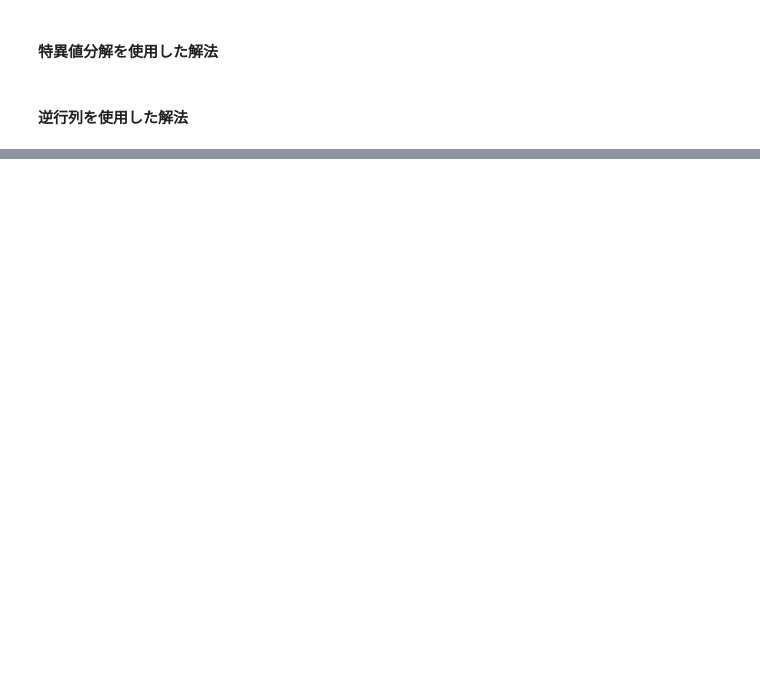
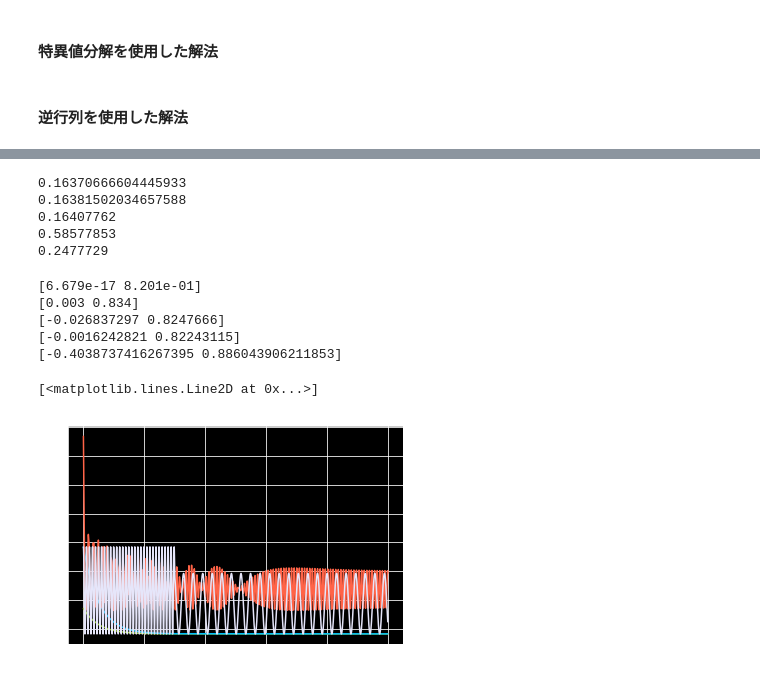
Before and after one commit to yugitti/kaggle, a Jupyter notebook: LinearRegression-Copy1.ipynb, the cells around one changed output, grey strips where cells are left out. Drawn from its saved outputs; the diff is of its cells as text; code cells hidden in the pictures; blank space fills up the shorter version.

```diff
--- a/LinearRegression-Copy1.ipynb
+++ b/LinearRegression-Copy1.ipynb
@@ -224,0 +239,33 @@ Inverse: [2.99  1.007]
+# %%
+class myStandardScalar():
+
+    def __init_(self):
+        self.x_mean_ = np.array([])
+        self.y_mean_ = np.array([])
+        self.x_std_ = np.array([])
+        self.y_std_ = np.array([])
+        return self
+
+    def fit_transform(self, x, y):
+        self.x_mean_, self.x_std_ = x.mean(), x.std()
+        self.y_mean_, self.y_std_ = y.mean(), y.std()
+        return (x -  self.x_mean_) /  self.x_std_, (y -  self.y_mean_) /  self.y_std_
+
+    def inverse_transform(self, x, y):
+        return x * self.x_std_ + self.x_mean_, y * self.y_std_ + self.y_mean_
+
+    def inverse_coefficient(self, coeff, intercept):
+        co = coeff * self.y_std_ / self.x_std_
+        inter = intercept * self.y_std_ - self.y_std_ / self.x_std_ * coeff * self.x_mean_ + self.y_mean_
+        return co, inter
+# %%
+sc = myStandardScalar()
+X_sc, y_sc = sc.fit_transform(X, y)
+# %%
+lrs = {0: 10**(-4), 30000: 10**(-5), 600000: 10**-6}
+w0, losses0, pred0 = solutionSVD(X_sc, y_sc)
+w1, losses1, pred1 = gradientDecentbyNumpy(X_sc, y_sc, lrs=lrs, epoch=100000)
+w2, losses2, pred2 = gradientDecentbyPytorch(X_sc, y_sc, lrs=lrs, epoch=100000)
+w3, losses3, pred3 = gradientDecentbyPytorchOptim(X_sc, y_sc, lrs=lrs, epoch=100000, isAdam=True)
+lrs = {0: 10**(-5), 30000: 10**(-6), 600000: 10**-7}
+w4, losses4, pred4 = gradientDecentbyPytorchOptim(X_sc, y_sc, lrs=lrs, epoch=100000, isAdam=False)
@@ -224,0 +277,32 @@ Inverse: [2.99  1.007]
+# %%
+print(losses0)
+print(losses1[-1])
+print(losses2[-1])
+print(losses3[-1])
+print(losses4[-1])
+# %% [output]
+0.16370666604445933
+0.16381502034657588
+0.16407762
+0.58577853
+0.2477729
+# %%
+print(w0)
+print(w1pick)
+print(w2pick)
+print(w3pick)
+print(w4pick)
+# %% [output]
+[6.679e-17 8.201e-01]
+[0.003 0.834]
+[-0.026837297 0.8247666]
+[-0.0016242821 0.82243115]
+[-0.4038737416267395 0.886043906211853]
+# %%
+plt.plot(losses1, color="yellowgreen")
+plt.plot(losses2, color="deepskyblue")
+plt.plot(losses3, color="tomato")
+plt.plot(losses4, color="lavender")
+# %% [output]
+[<matplotlib.lines.Line2D at 0x...>]
+[figure, added]
```
Also changed, not shown: parts of 45 cells of this notebook.
